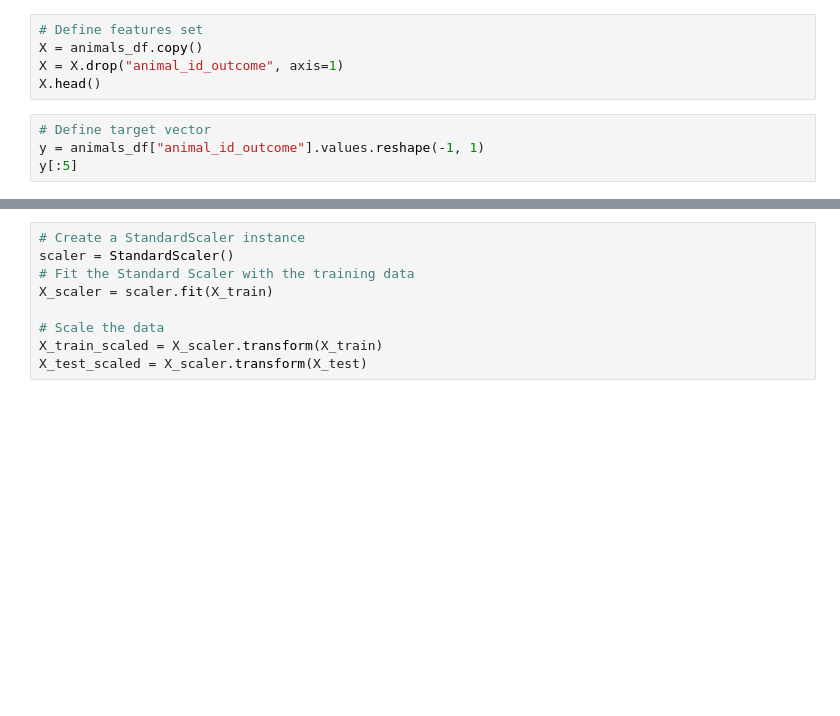
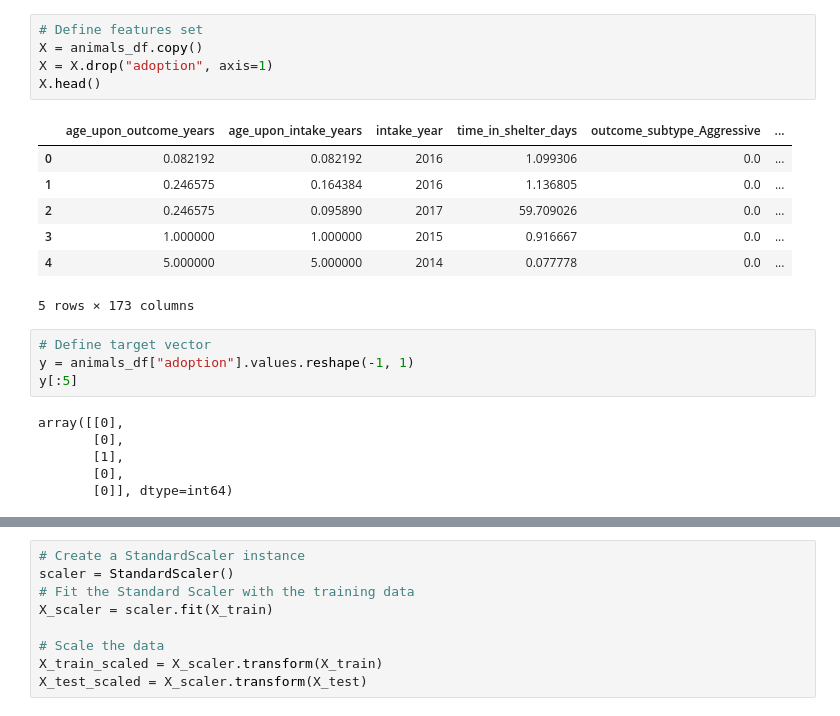
Before and after one commit to hookjamesa/austin_animal_shelter_analysis, a Jupyter notebook: segment1_decision_tree_model.ipynb, the cells around one changed output, grey strips where cells are left out. Saved outputs shown, nothing was run; the diff lists cells and outputs as text; blank space fills up the shorter version.

```diff
--- a/segment1_decision_tree_model.ipynb
+++ b/segment1_decision_tree_model.ipynb
@@ -83,12 +137,26 @@ animals_df.head()
 # %%
 # Define features set
 X = animals_df.copy()
-X = X.drop("animal_id_outcome", axis=1)
+X = X.drop("adoption", axis=1)
 X.head()
+# %% [output]
+|  | age_upon_outcome_years | age_upon_intake_years | intake_year | time_in_shelter_days | outcome_subtype_Aggressive | ... |
+| 0 | 0.082192 | 0.082192 | 2016 | 1.099306 | 0.0 | ... |
+| 1 | 0.246575 | 0.164384 | 2016 | 1.136805 | 0.0 | ... |
+| 2 | 0.246575 | 0.095890 | 2017 | 59.709026 | 0.0 | ... |
+| 3 | 1.000000 | 1.000000 | 2015 | 0.916667 | 0.0 | ... |
+| 4 | 5.000000 | 5.000000 | 2014 | 0.077778 | 0.0 | ... |
+5 rows × 173 columns
 # %%
 # Define target vector
-y = animals_df["animal_id_outcome"].values.reshape(-1, 1)
+y = animals_df["adoption"].values.reshape(-1, 1)
 y[:5]
+# %% [output]
+array([[0],
+       [0],
+       [1],
+       [0],
+       [0]], dtype=int64)
 # %%
 # Split into Train and Test sets
 X_train, X_test, y_train, y_test = train_test_split(X, y, random_state=0)
```
Also changed, not shown: parts of 15 cells of this notebook.
